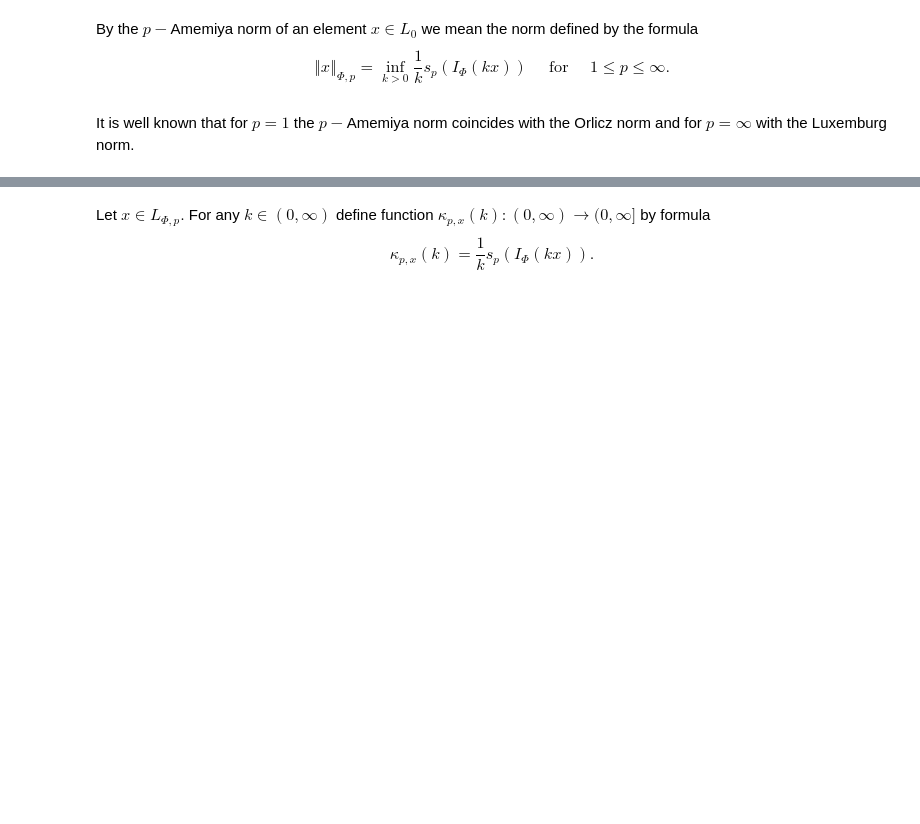
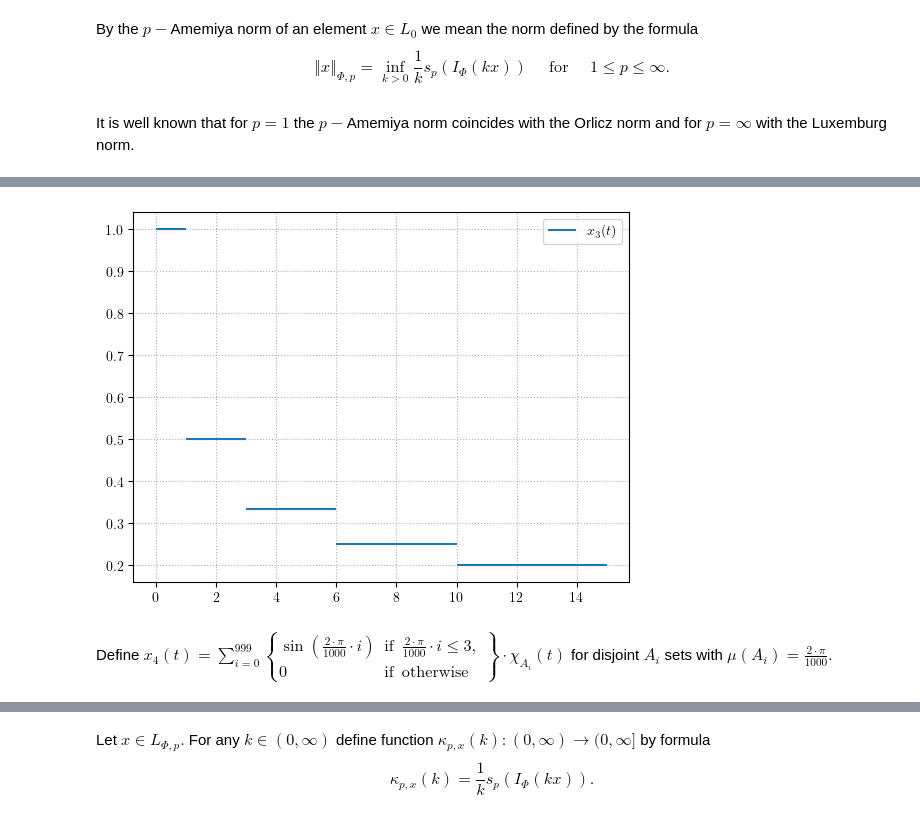
Before and after one commit to DyonOylloug/numerical_function_spaces, a Jupyter notebook: docs/norms.ipynb, the cells around one changed output, grey strips where cells are left out. Drawn from its saved outputs; the diff is of its cells as text; code cells hidden in the pictures; blank space fills up the shorter version.

```diff
--- a/docs/norms.ipynb
+++ b/docs/norms.ipynb
@@ -104 +151,20 @@ It is well known that for $p=1$ the $p-$Amemiya norm coincides with the Orlicz n
+# %%
+for i in range(0, len(x_3[1, :])):
+    plt.hlines(y=x_3[0, i], xmin=sum([j for j in x_3[1, 0:i]]), xmax=sum([j for j in x_3[1, 0:i + 1]]),
+               label='$x_3(t)$' if i == 0 else None)
+plt.legend()
+plt.show()
+plt.close()
+# %% [output]
+[figure, added]
+# %% [markdown]
+Define
+$
+x_4(t)=\sum_{i=0}^{999} \left\{ \begin{array}{lll}
+                   \sin\left(\frac{2\cdot \pi}{1000}\cdot i\right) & \text{if} & \frac{2\cdot \pi}{1000}\cdot i \leq 3, \\
+                   0     & \text{if} & \text{otherwise}
+\end{array}
+\right\}  \cdot \chi_{A_{i}}(t)
+$
+for disjoint $A_i$ sets with $\mu(A_i)=\frac{2\cdot \pi}{1000}$.
 # %%
```
Also changed, not shown: parts of 23 cells of this notebook.
